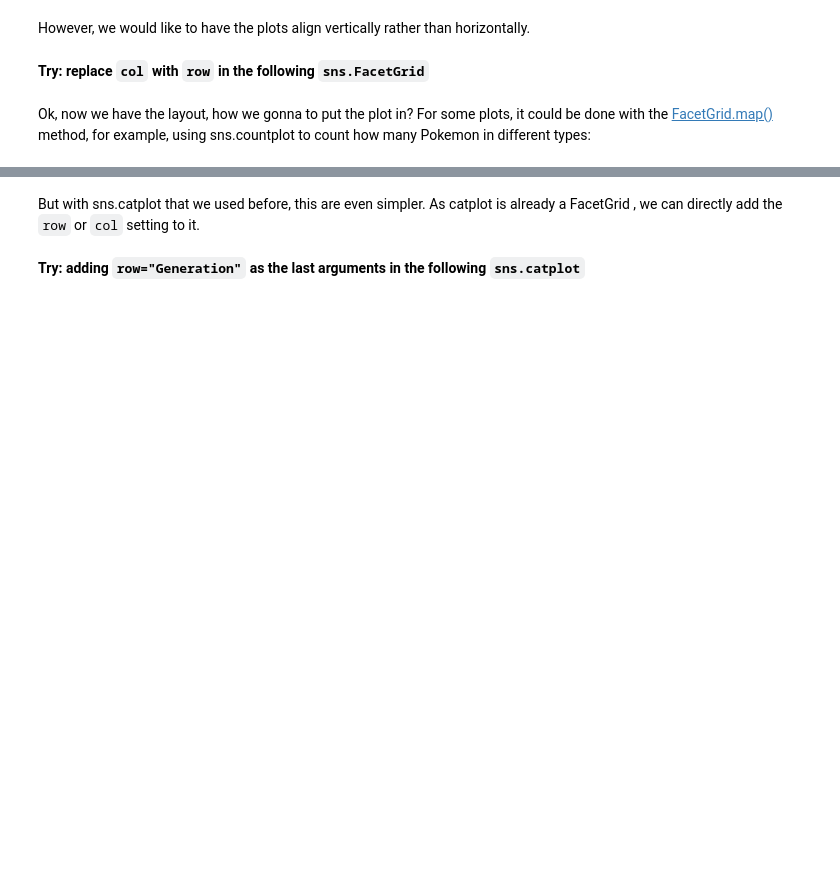
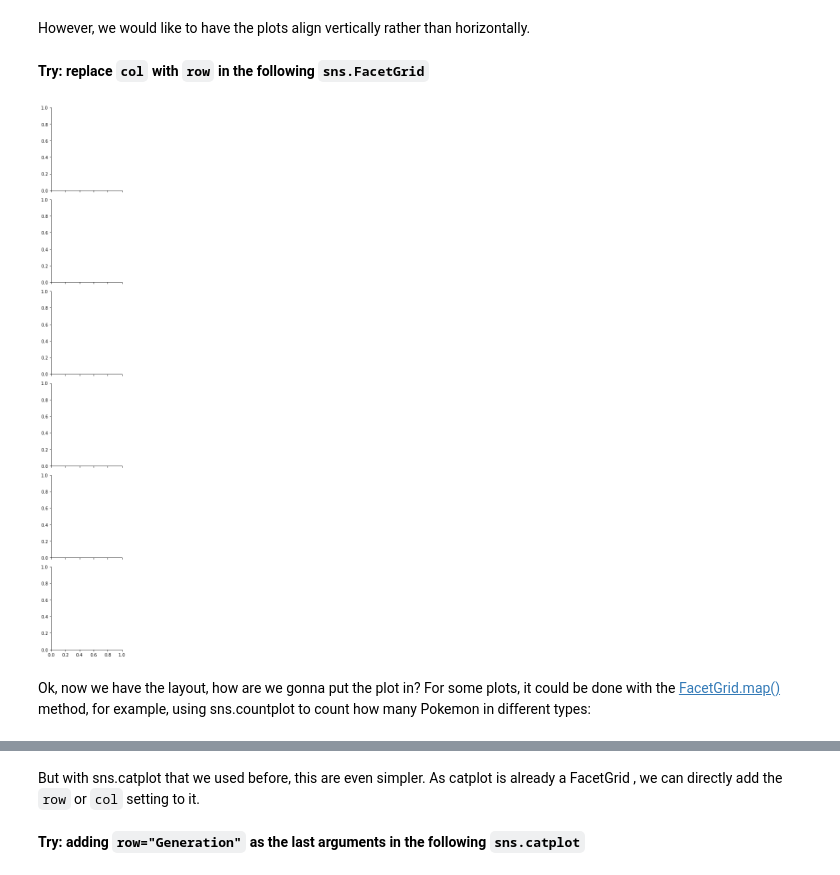
Before and after one commit to biljana-zobenica/beginners-data-workshop, a Jupyter notebook: notebooks/3.2 Visualization with Seaborn.ipynb, the cells around one changed output, grey strips where cells are left out. Cells and saved outputs as stored; diff of their text form; code cells hidden in the pictures; blank space fills up the shorter version.

Commit message:
Build multi-plot grids with FacetGrid()

```diff
--- a/notebooks/3.2 Visualization with Seaborn.ipynb
+++ b/notebooks/3.2 Visualization with Seaborn.ipynb
@@ -151,9 +155,11 @@ However, we would like to have the plots align vertically rather than horizontal
 # %% [markdown]
 **Try: replace `col` with `row` in the following `sns.FacetGrid`**
 # %%
-g = sns.FacetGrid(pokemon_df, col="Generation")
+g = sns.FacetGrid(pokemon_df, row="Generation")
+# %% [output]
+[figure, added]
 # %% [markdown]
-Ok, now we have the layout, how we gonna to put the plot in? For some plots, it could be done with the [FacetGrid.map()](https://seaborn.pydata.org/generated/seaborn.FacetGrid.map.html#seaborn.FacetGrid.map) method, for example, using sns.countplot to count how many Pokemon in different types:
+Ok, now we have the layout, how are we gonna put the plot in? For some plots, it could be done with the [FacetGrid.map()](https://seaborn.pydata.org/generated/seaborn.FacetGrid.map.html#seaborn.FacetGrid.map) method, for example, using sns.countplot to count how many Pokemon in different types:
 # %%
 g = sns.FacetGrid(pokemon_df, row="Generation", aspect=3.5)
 g.map(sns.countplot, "Type 1");
```
Also changed, not shown: parts of 4 cells of this notebook.
